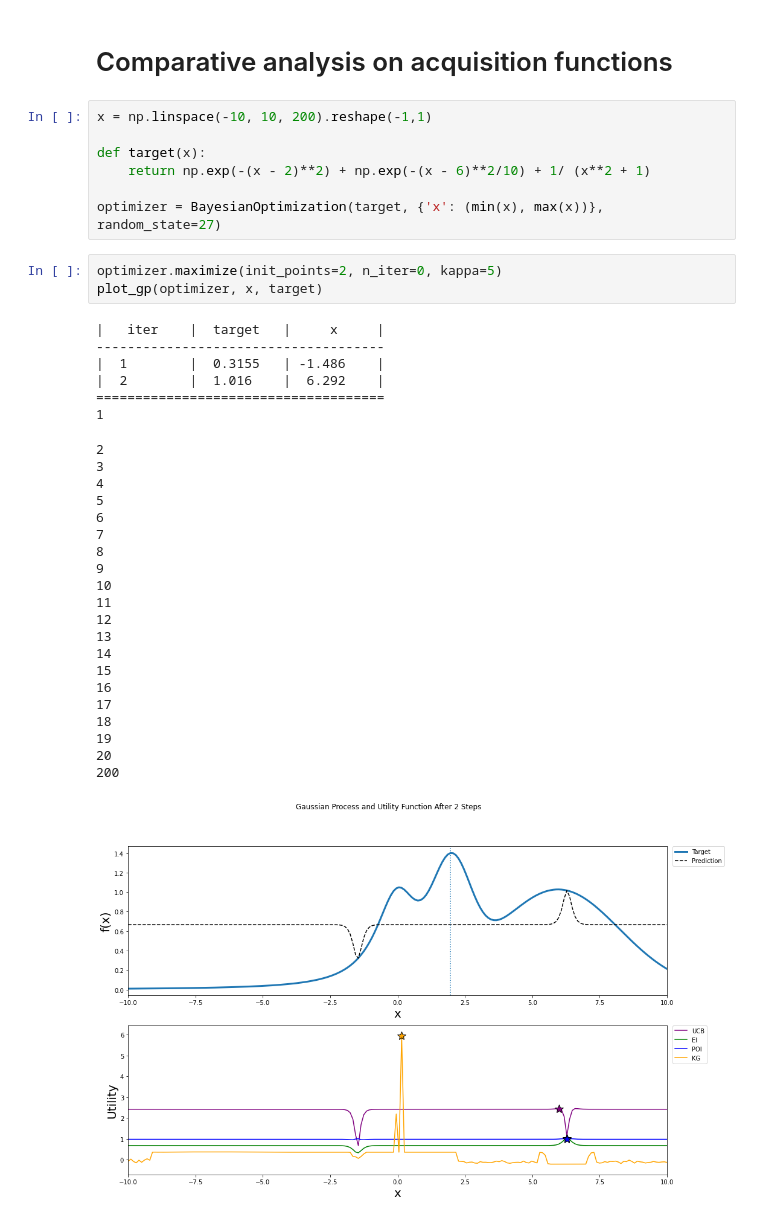
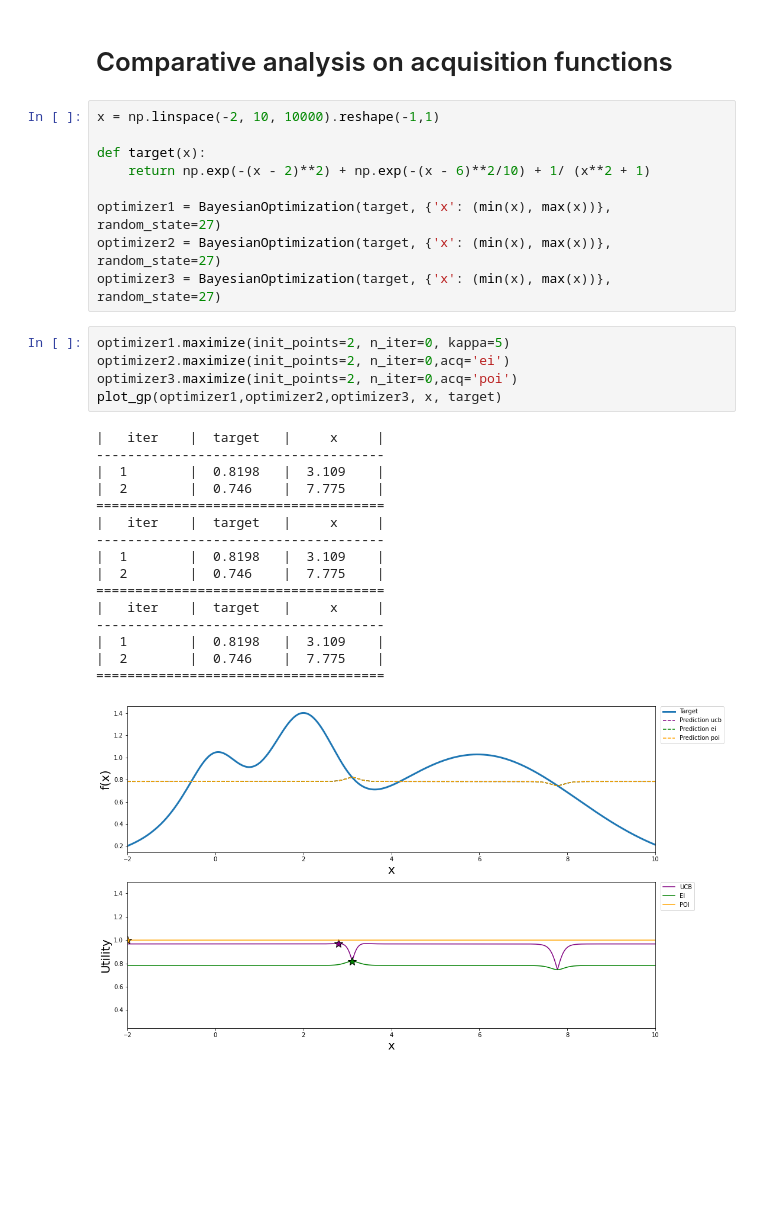
Before and after one commit to MartinaGaravaglia/BayesianOptimization, a Jupyter notebook: examples/plot_acq_func_examples.ipynb, the cells around one changed output. Saved outputs shown, nothing was run; the diff lists cells and outputs as text; blank space fills up the shorter version.

Commit message:
Update plots

```diff
--- a/examples/plot_acq_func_examples.ipynb
+++ b/examples/plot_acq_func_examples.ipynb
@@ -20,41 +20,34 @@ from scipy.optimize import minimize
 # %% [markdown]
 # Comparative analysis on acquisition functions
 # %%
-x = np.linspace(-10, 10, 200).reshape(-1,1)
+x = np.linspace(-2, 10, 10000).reshape(-1,1)
 
 def target(x):
     return np.exp(-(x - 2)**2) + np.exp(-(x - 6)**2/10) + 1/ (x**2 + 1)
 
-optimizer = BayesianOptimization(target, {'x': (min(x), max(x))}, random_state=27)
+optimizer1 = BayesianOptimization(target, {'x': (min(x), max(x))}, random_state=27)
+optimizer2 = BayesianOptimization(target, {'x': (min(x), max(x))}, random_state=27)
+optimizer3 = BayesianOptimization(target, {'x': (min(x), max(x))}, random_state=27)
 # %%
-optimizer.maximize(init_points=2, n_iter=0, kappa=5)
-plot_gp(optimizer, x, target)
+optimizer1.maximize(init_points=2, n_iter=0, kappa=5)
+optimizer2.maximize(init_points=2, n_iter=0,acq='ei')
+optimizer3.maximize(init_points=2, n_iter=0,acq='poi')
+plot_gp(optimizer1,optimizer2,optimizer3, x, target)
 # %% [output]
 |   iter    |  target   |     x     |
 -------------------------------------
-|  1        |  0.3155   | -1.486    |
-|  2        |  1.016    |  6.292    |
+|  1        |  0.8198   |  3.109    |
+|  2        |  0.746    |  7.775    |
 =====================================
-1
+|   iter    |  target   |     x     |
+-------------------------------------
+|  1        |  0.8198   |  3.109    |
+|  2        |  0.746    |  7.775    |
+=====================================
+|   iter    |  target   |     x     |
+-------------------------------------
+|  1        |  0.8198   |  3.109    |
+|  2        |  0.746    |  7.775    |
+=====================================
-2
-3
-4
-5
-6
-7
-8
-9
-10
-11
-12
-13
-14
-15
-16
-17
-18
-19
-20
-200
-[figure, old version]
+[figure, new version]
 # %%
```
Also changed, not shown: parts of 7 cells of this notebook, 1 other file.
